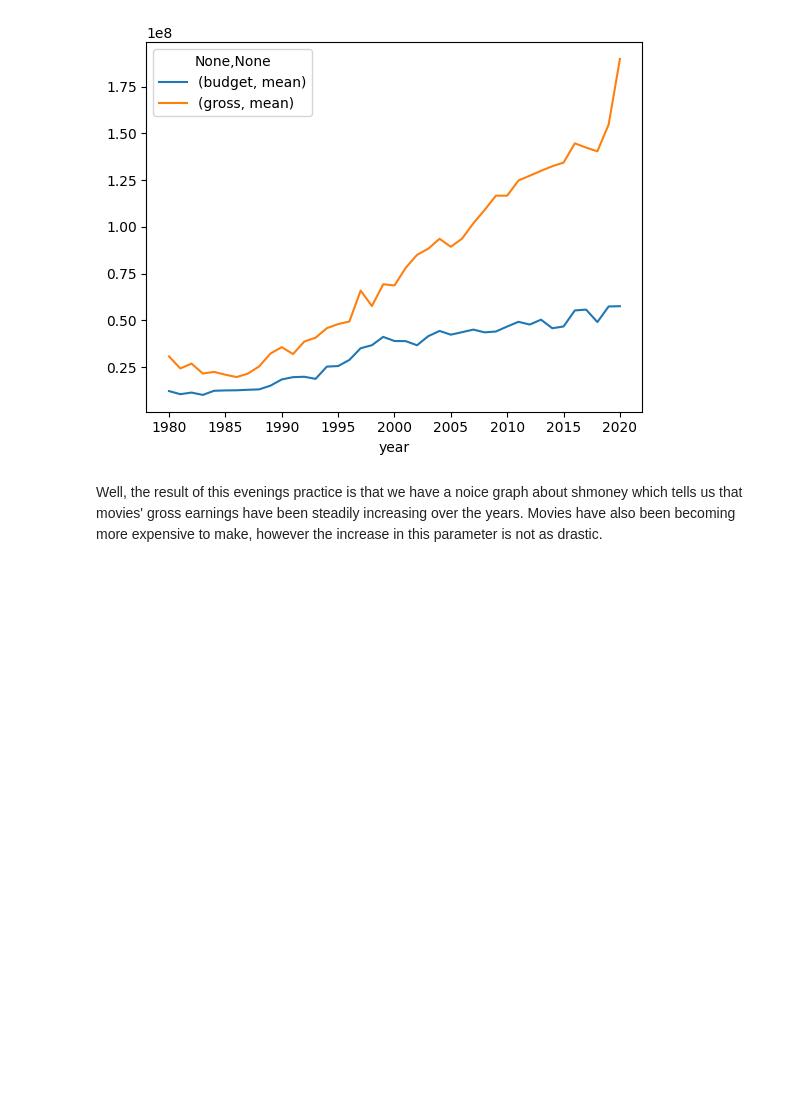
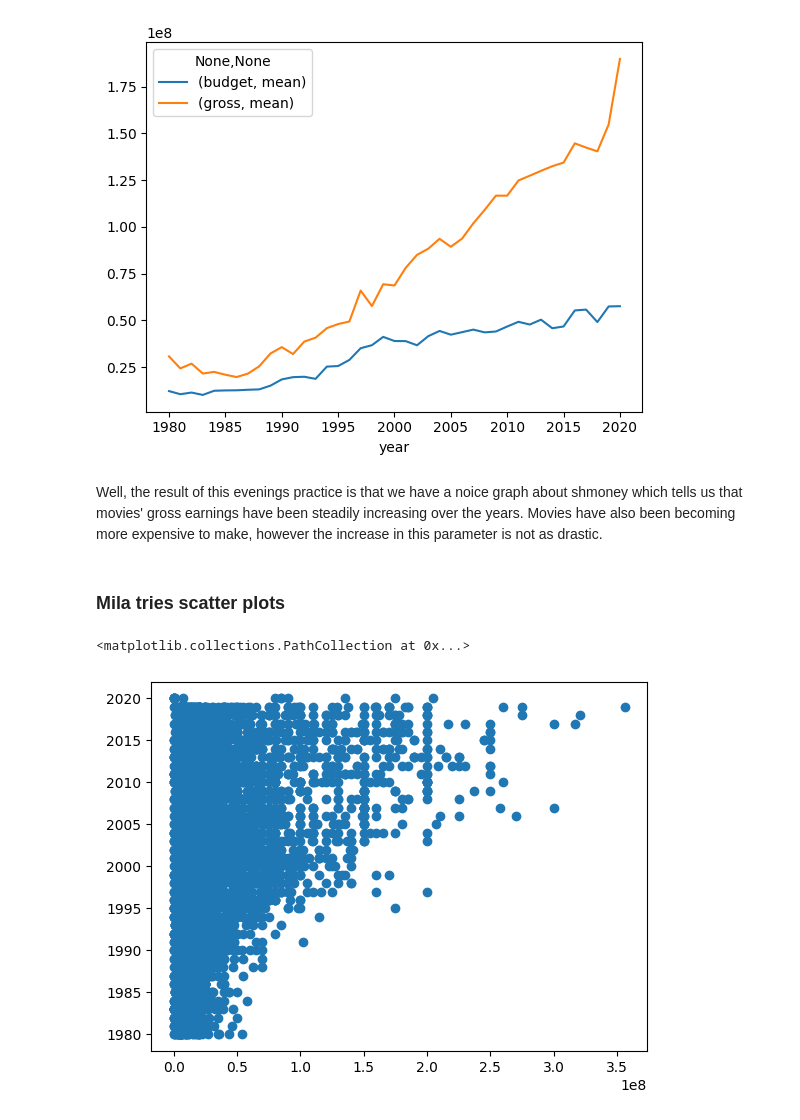
Before and after one commit to dchicasduena/COMP3400_Project, a Jupyter notebook: Project.ipynb, the cells around one changed output. Drawn from its saved outputs; the diff is of its cells as text; code cells hidden in the pictures; blank space fills up the shorter version.

Commit message:
I have also played a bit with scatter plots and how we can use them to identify outliers

```diff
--- a/Project.ipynb
+++ b/Project.ipynb
@@ -176,3 +176,10 @@ axs.plot()
 [figure]
 # %% [markdown]
 Well, the result of this evenings practice is that we have a noice graph about shmoney which tells us that movies' gross earnings have been steadily increasing over the years. Movies have also been becoming more expensive to make, however the increase in this parameter is not as drastic.
+# %% [markdown]
+### Mila tries scatter plots
+# %%
+plt.scatter(movies[['budget']], movies[['year']])
+# %% [output]
+<matplotlib.collections.PathCollection at 0x...>
+[figure, added]
```
Also changed, not shown: parts of 2 cells of this notebook.
